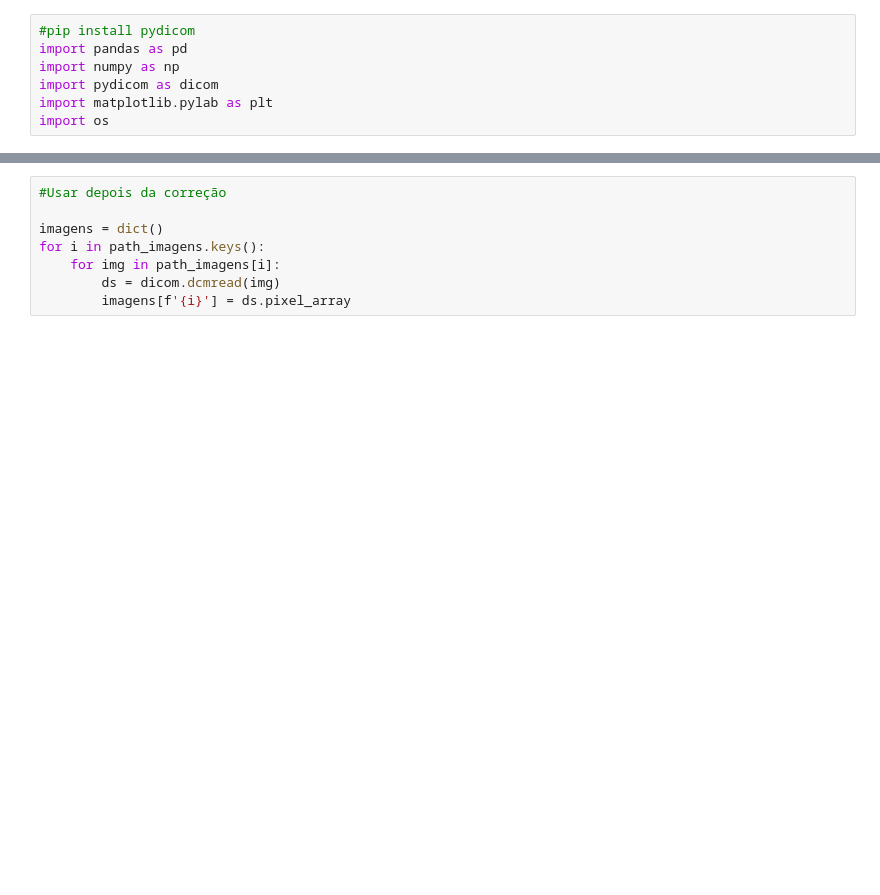
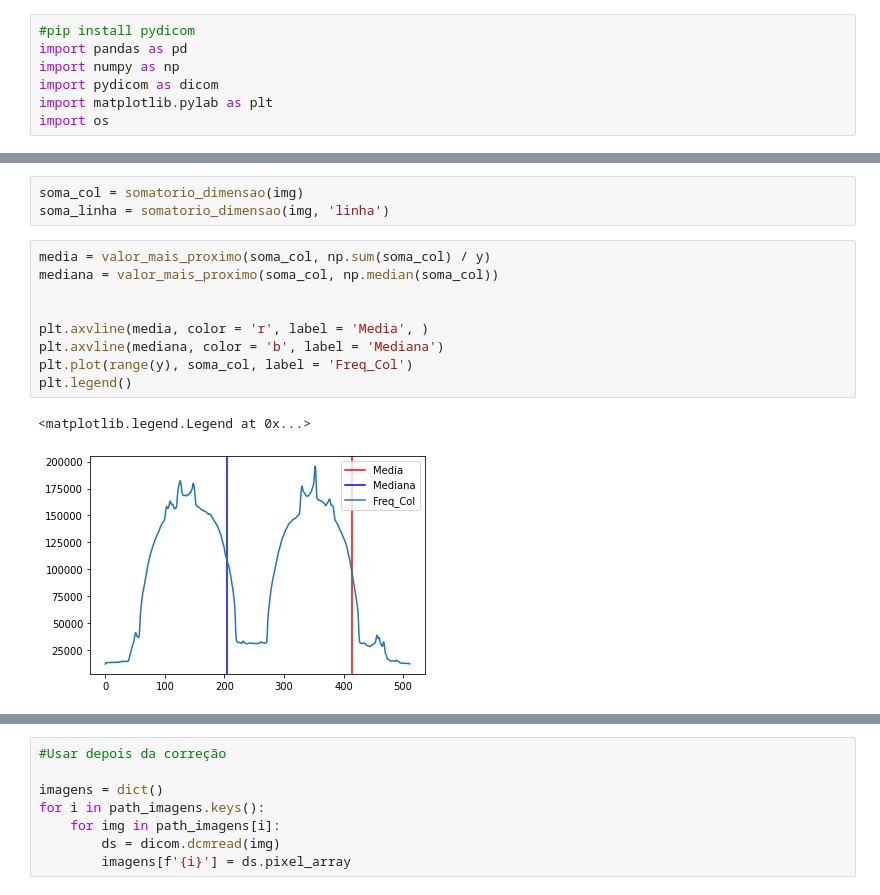
Before and after one commit to LucasCremasco/TG, a Jupyter notebook: select_slices.ipynb, the cells around one changed output, grey strips where cells are left out. Saved outputs shown, nothing was run; the diff lists cells and outputs as text; blank space fills up the shorter version.

```diff
--- a/select_slices.ipynb
+++ b/select_slices.ipynb
@@ -31,0 +90,15 @@ dict_keys(['STS_004', 'STS_006', 'STS_009', 'STS_010', 'STS_013', 'STS_014', 'ST
+# %%
+soma_col = somatorio_dimensao(img)
+soma_linha = somatorio_dimensao(img, 'linha')
+# %%
+media = valor_mais_proximo(soma_col, np.sum(soma_col) / y)
+mediana = valor_mais_proximo(soma_col, np.median(soma_col))
+
+
+plt.axvline(media, color = 'r', label = 'Media', )
+plt.axvline(mediana, color = 'b', label = 'Mediana')
+plt.plot(range(y), soma_col, label = 'Freq_Col')
+plt.legend()
+# %% [output]
+<matplotlib.legend.Legend at 0x...>
+[figure, added]
```
Also changed, not shown: parts of 10 cells of this notebook, 4 other files.
